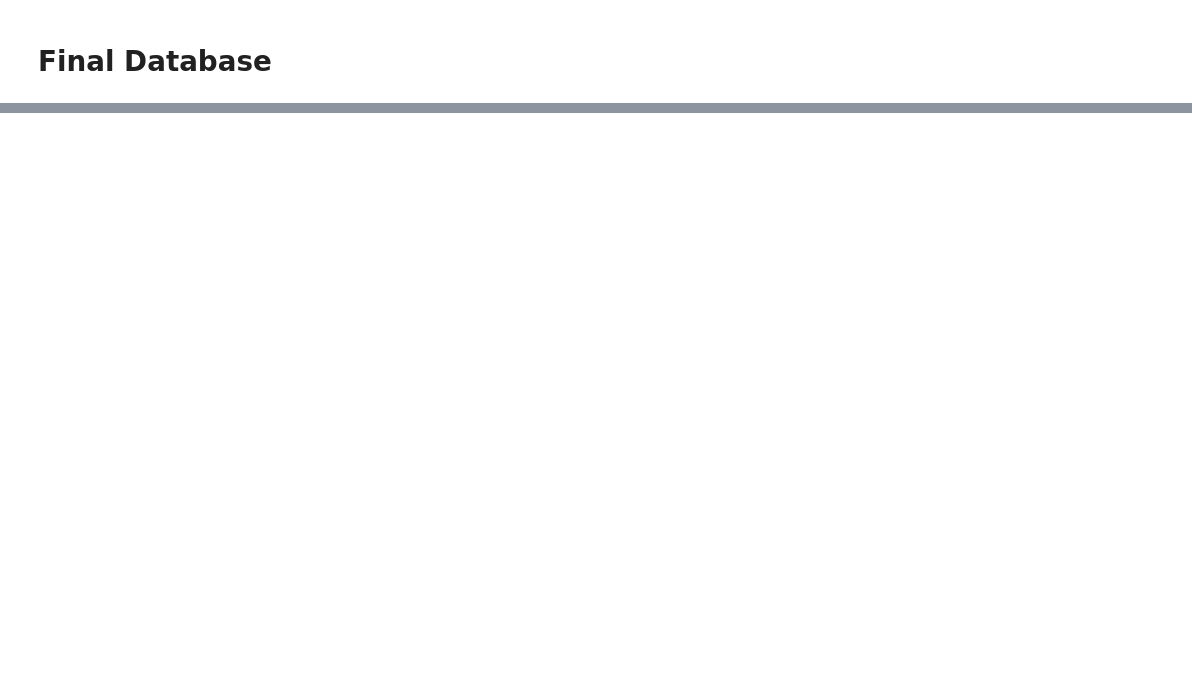
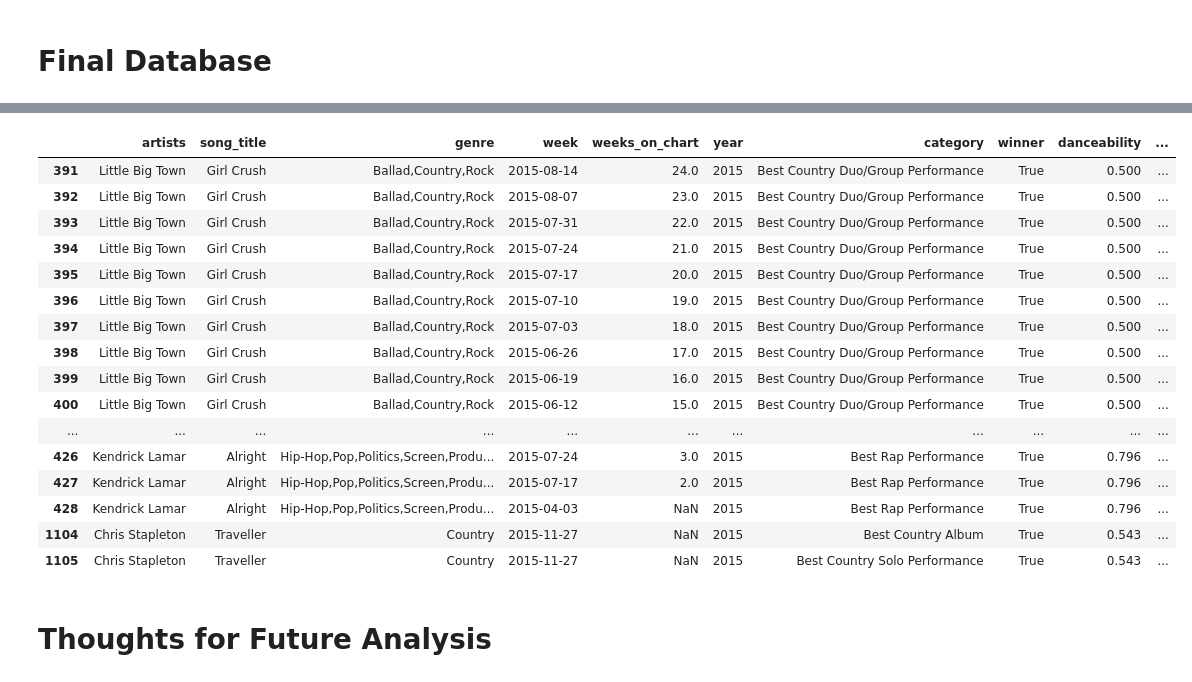
Before and after one commit to AliciaAPerez/ETL_Billboard_Hits_vs_Grammy_Winners, a Jupyter notebook: Billboard_Grammys_Full_Project.ipynb, the cells around one changed output, grey strips where cells are left out. Saved outputs shown, nothing was run; the diff lists cells and outputs as text; code cells hidden in the pictures; blank space fills up the shorter version.

```diff
--- a/Billboard_Grammys_Full_Project.ipynb
+++ b/Billboard_Grammys_Full_Project.ipynb
@@ -579,0 +590,5 @@ pd.read_sql_query('select * from spotify', con=engine).head()
+# %%
+song_list = pd.read_sql_query("SELECT b.artists, b.song_title, b.genre, b.week, b.weeks_on_chart, g.year, g.category, g.winner, s.danceability, s.energy, s.popularity \
+FROM billboard as b \
+JOIN grammys as g ON g.nominee = b.song_title AND g.artist = b.artists \
+JOIN spotify as s ON s.song_title = b.song_title AND s.artists=b.artists", con=engine)
@@ -579,0 +611,23 @@ pd.read_sql_query('select * from spotify', con=engine).head()
+# %%
+# Added to prove that there are other years than just 2009
+song_list.loc[song_list["year"]==2015]
+# %% [output]
+|  | artists | song_title | genre | week | weeks_on_chart | year | category | winner | danceability | ... |
+| 391 | Little Big Town | Girl Crush | Ballad,Country,Rock | 2015-08-14 | 24.0 | 2015 | Best Country Duo/Group Performance | True | 0.500 | ... |
+| 392 | Little Big Town | Girl Crush | Ballad,Country,Rock | 2015-08-07 | 23.0 | 2015 | Best Country Duo/Group Performance | True | 0.500 | ... |
+| 393 | Little Big Town | Girl Crush | Ballad,Country,Rock | 2015-07-31 | 22.0 | 2015 | Best Country Duo/Group Performance | True | 0.500 | ... |
+| 394 | Little Big Town | Girl Crush | Ballad,Country,Rock | 2015-07-24 | 21.0 | 2015 | Best Country Duo/Group Performance | True | 0.500 | ... |
+| 395 | Little Big Town | Girl Crush | Ballad,Country,Rock | 2015-07-17 | 20.0 | 2015 | Best Country Duo/Group Performance | True | 0.500 | ... |
+| 396 | Little Big Town | Girl Crush | Ballad,Country,Rock | 2015-07-10 | 19.0 | 2015 | Best Country Duo/Group Performance | True | 0.500 | ... |
+| 397 | Little Big Town | Girl Crush | Ballad,Country,Rock | 2015-07-03 | 18.0 | 2015 | Best Country Duo/Group Performance | True | 0.500 | ... |
+| 398 | Little Big Town | Girl Crush | Ballad,Country,Rock | 2015-06-26 | 17.0 | 2015 | Best Country Duo/Group Performance | True | 0.500 | ... |
+| 399 | Little Big Town | Girl Crush | Ballad,Country,Rock | 2015-06-19 | 16.0 | 2015 | Best Country Duo/Group Performance | True | 0.500 | ... |
+| 400 | Little Big Town | Girl Crush | Ballad,Country,Rock | 2015-06-12 | 15.0 | 2015 | Best Country Duo/Group Performance | True | 0.500 | ... |
+| ... | ... | ... | ... | ... | ... | ... | ... | ... | ... | ... |
+| 426 | Kendrick Lamar | Alright | Hip-Hop,Pop,Politics,Screen,Produ... | 2015-07-24 | 3.0 | 2015 | Best Rap Performance | True | 0.796 | ... |
+| 427 | Kendrick Lamar | Alright | Hip-Hop,Pop,Politics,Screen,Produ... | 2015-07-17 | 2.0 | 2015 | Best Rap Performance | True | 0.796 | ... |
+| 428 | Kendrick Lamar | Alright | Hip-Hop,Pop,Politics,Screen,Produ... | 2015-04-03 | NaN | 2015 | Best Rap Performance | True | 0.796 | ... |
+| 1104 | Chris Stapleton | Traveller | Country | 2015-11-27 | NaN | 2015 | Best Country Album | True | 0.543 | ... |
+| 1105 | Chris Stapleton | Traveller | Country | 2015-11-27 | NaN | 2015 | Best Country Solo Performance | True | 0.543 | ... |
+# %% [markdown]
+# Thoughts for Future Analysis
```
Also changed, not shown: parts of 16 cells of this notebook, 2 other files.
